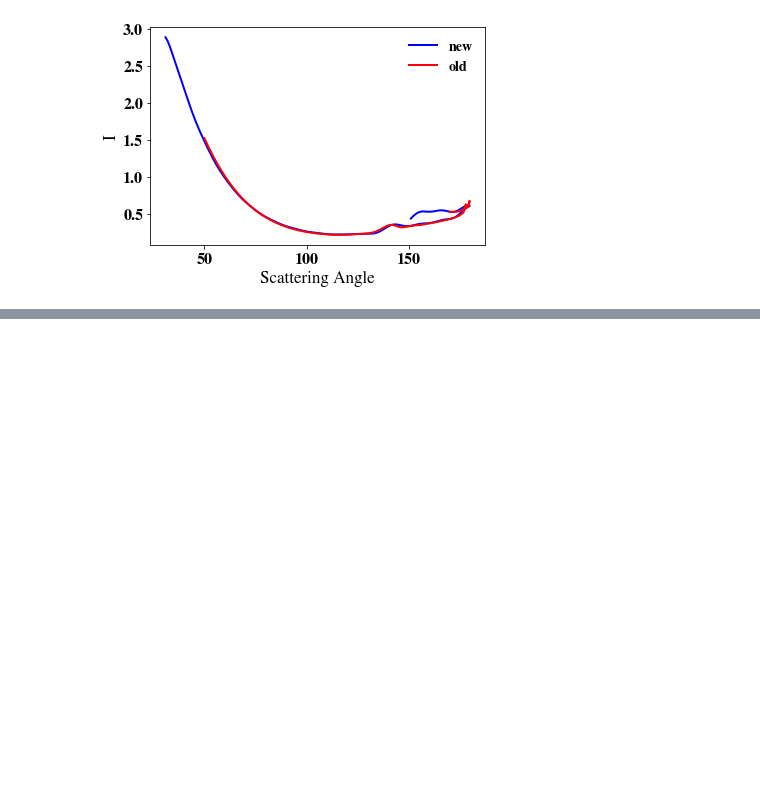
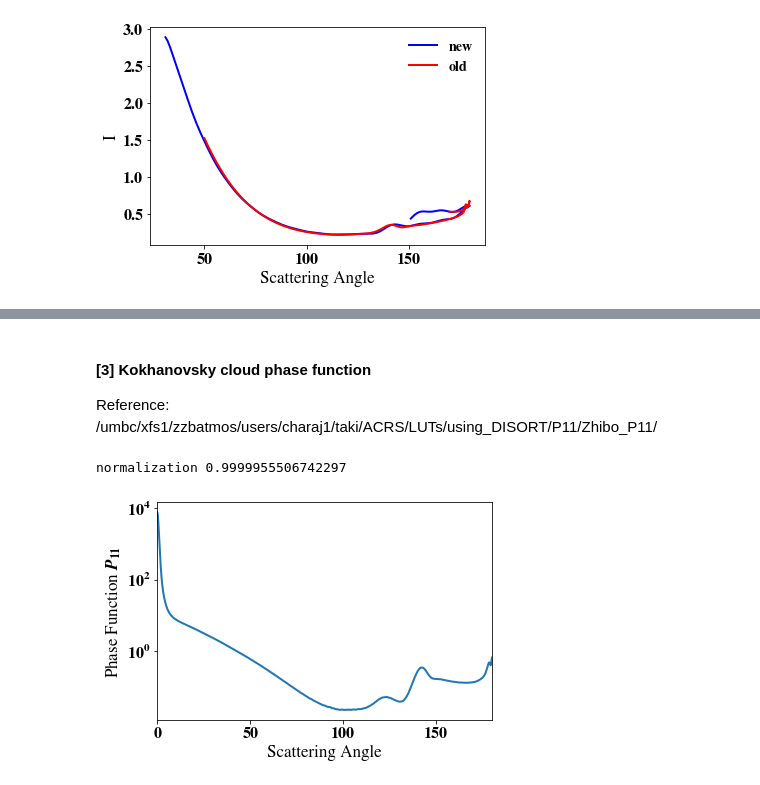
Before and after one commit to cpnHere/ACRS, a Jupyter notebook: LUTs/using_DISORT/lut_desk.ipynb, the cells around one changed output, grey strips where cells are left out. Cells and saved outputs as stored; diff of their text form; code cells hidden in the pictures; blank space fills up the shorter version.

```diff
--- a/LUTs/using_DISORT/lut_desk.ipynb
+++ b/LUTs/using_DISORT/lut_desk.ipynb
@@ -72,0 +134,31 @@ plt.legend()
+# %% [markdown]
+#### [3] Kokhanovsky cloud phase function
+
+Reference: /umbc/xfs1/zzbatmos/users/charaj1/taki/ACRS/LUTs/using_DISORT/P11/Zhibo_P11/
+# %%
+import numpy as np
+import matplotlib.pyplot as plt
+import os
+from scipy.special import legendre
+
+Data = np.loadtxt('P11/Zhibo_P11/Kokhanovsky_benchmark_cloud.PDA',skiprows=6)
+Ang = Data[:,0]
+P11 = Data[:,1]
+
+fig,ax=plt.subplots()
+
+ax.plot(Ang,P11)
+ax.set_yscale('log')
+ax.set_xlim([0,180])
+ax.set_xlabel('Scattering Angle')
+ax.set_ylabel(r'Phase Function $P_{11}$')
+
+
+Mu = np.cos(np.radians(Ang))
+
+# check if the phase function is normalized
+C =-0.5*np.trapz(P11,Mu) # negative sign is because the integration should be from -1 to 1, but Mu is from 1 to -1
+print('normalization',C)
+# %% [output]
+normalization 0.9999955506742297
+[figure, added]
```
Also changed, not shown: parts of 13 cells of this notebook.
